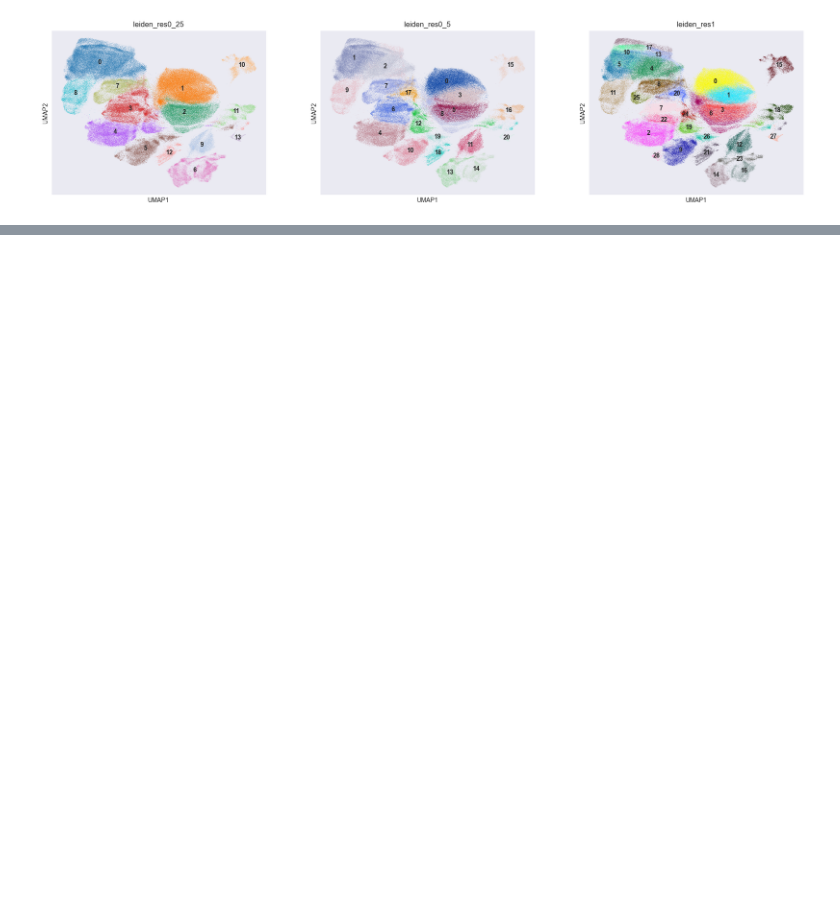
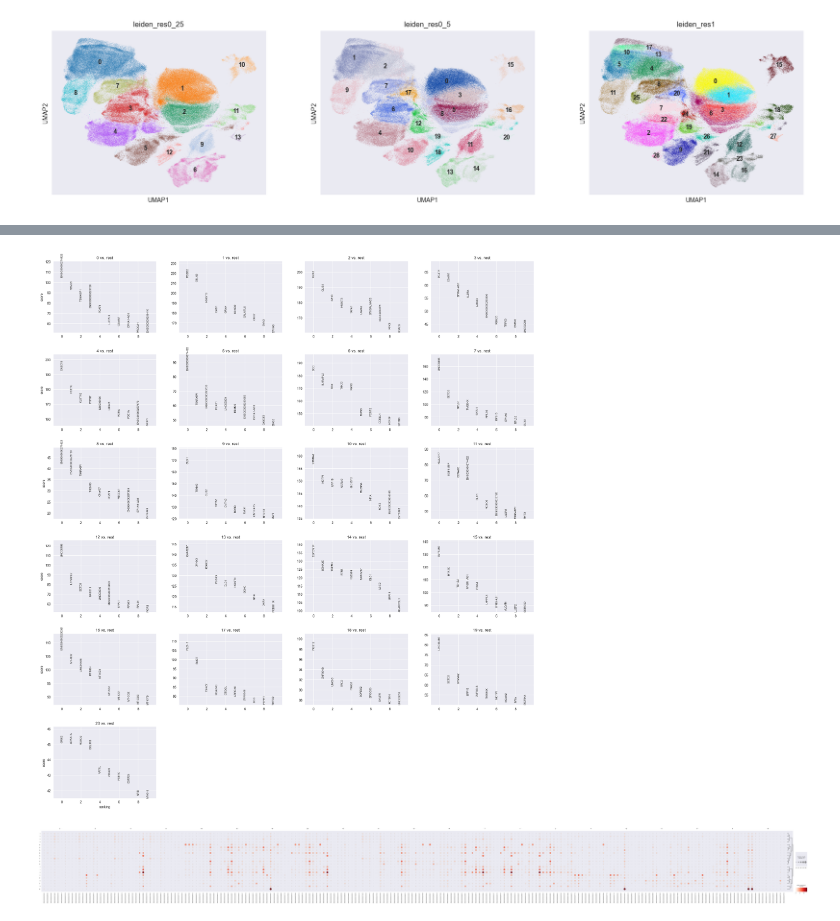
Before and after one commit to Shaunakm07/Single-Cell-Alzheimers, a Jupyter notebook: cluster_exhitatory_neurons.ipynb, the cells around one changed output, grey strips where cells are left out. Saved outputs shown, nothing was run; the diff lists cells and outputs as text; code cells hidden in the pictures; blank space fills up the shorter version.

Commit message:
Added differential gene expression plots

```diff
--- a/cluster_exhitatory_neurons.ipynb
+++ b/cluster_exhitatory_neurons.ipynb
@@ -43,3 +42,4 @@ sc.pl.pca_variance_ratio(adata, log=True)
 [figure]
 # %%
 adata_hvg = adata[:, adata.var['highly_variable']]
+adata_hvg.var_names = adata_hvg.var["feature_name"]
@@ -60,0 +75,8 @@ sc.pl.umap(
+# %%
+sc.pl.rank_genes_groups(adata_hvg, n_genes=10, sharey=False, gene_symbols="feature_name")
+# %% [output]
+[figure, added]
+# %%
+sc.pl.rank_genes_groups_dotplot(adata_hvg, n_genes=10, gene_symbols="feature_name", figsize=(100, 8))
+# %% [output]
+[figure, added]
```
Also changed, not shown: parts of 6 cells of this notebook.
